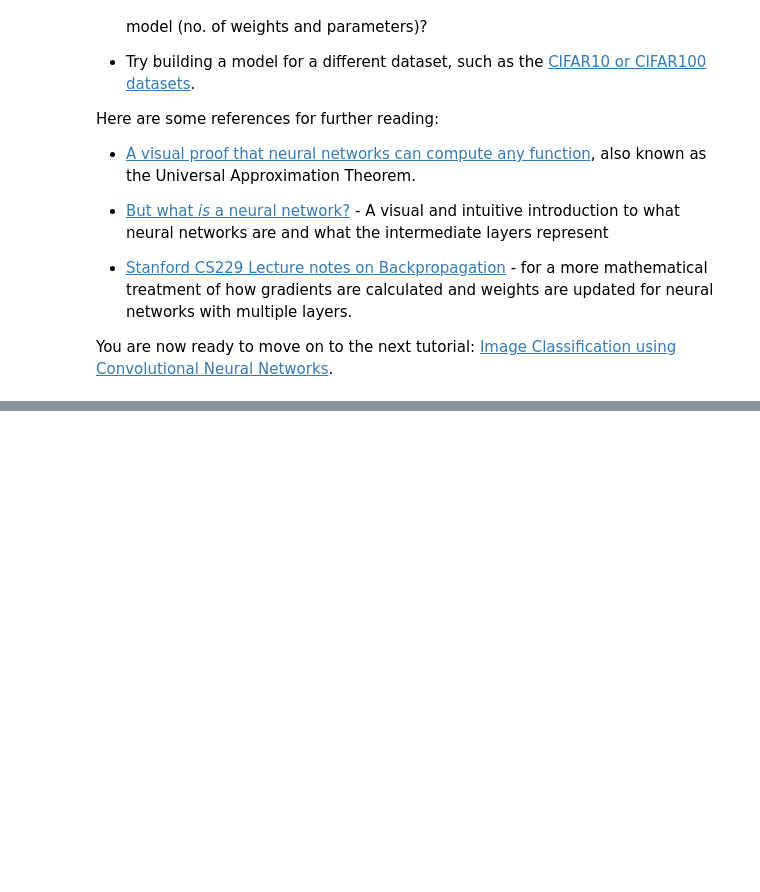
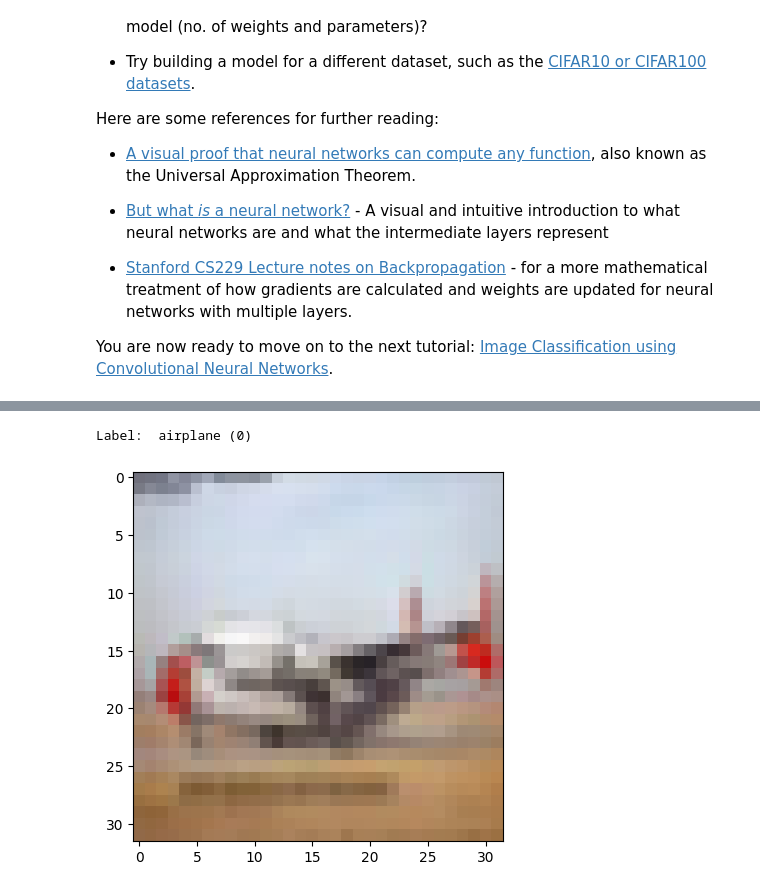
Before and after one commit to RoyMustang-Dev/pytorch-zero_To_GANs, a Jupyter notebook: pytorch_zero_to_GANs.ipynb, the cells around one changed output, grey strips where cells are left out. Cells and saved outputs as stored; diff of their text form; code cells hidden in the pictures; blank space fills up the shorter version.

```diff
--- a/pytorch_zero_to_GANs.ipynb
+++ b/pytorch_zero_to_GANs.ipynb
@@ -2600,0 +2717,5 @@ You are now ready to move on to the next tutorial: [Image Classification using C
+# %%
+show_example(*dataset[1099])
+# %% [output]
+Label:  airplane (0)
+[figure, added]
```
Also changed, not shown: parts of 86 cells of this notebook, 3 other files.
